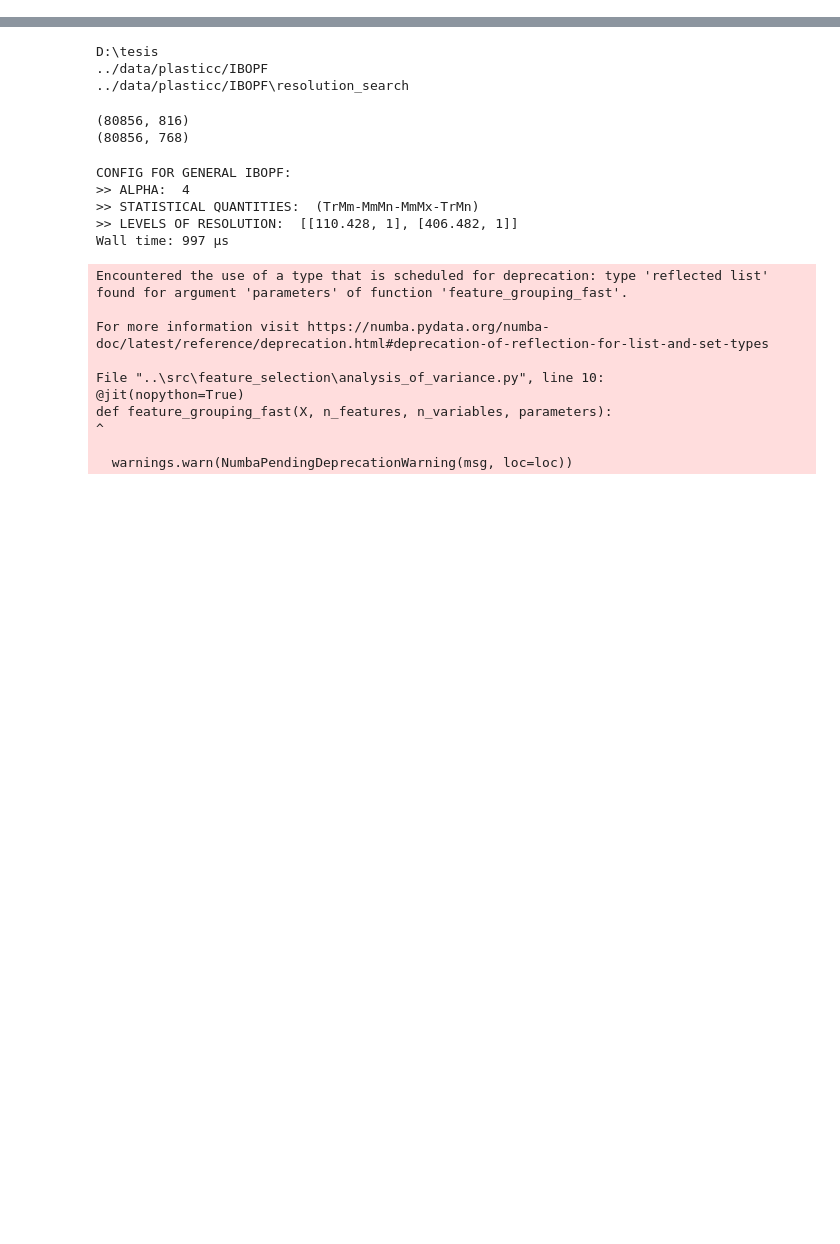
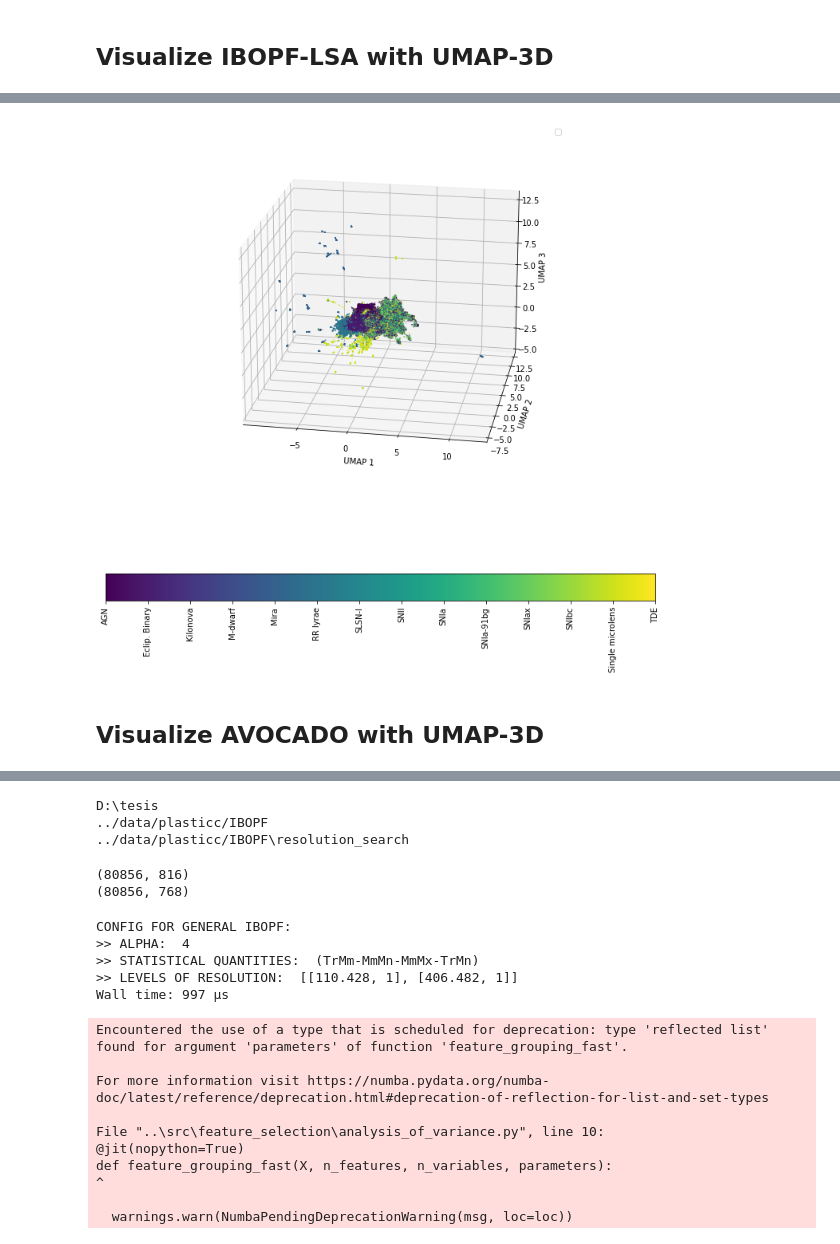
Before and after one commit to frmunozz/irregular-bag-of-pattern, a Jupyter notebook: notebooks/visualization_on_method_features.ipynb, the cells around one changed output, grey strips where cells are left out. Cells and saved outputs as stored; diff of their text form; code cells hidden in the pictures; blank space fills up the shorter version.

```diff
--- a/notebooks/visualization_on_method_features.ipynb
+++ b/notebooks/visualization_on_method_features.ipynb
@@ -0,0 +197,26 @@
+# %% [markdown]
+## Visualize IBOPF-LSA with UMAP-3D
+# %%
+scaler = StandardScaler()
+scaler.fit(ibopf_fea)
+df_scaled = scaler.transform(ibopf_fea)
+
+reducer = umap.UMAP(n_components=3)
+df_umap = reducer.fit_transform(df_scaled)
+# %%
+fig = plt.figure(figsize=(10, 10))
+ax = plt.axes(projection='3d')
+cax = ax.scatter(df_umap[:, 0], df_umap[:, 1], df_umap[:, 2],  c=y, marker='.', s=1)
+ax.set_xlabel("UMAP 1")
+ax.set_ylabel("UMAP 2")
+ax.set_zlabel("UMAP 3")
+ax.legend();
+cbar = plt.colorbar(cax, orientation='horizontal')
+cbar.ax.set_xticks(np.array(range(y.max()+1)),
+                   labels=[le.inverse_transform([i])[0] for i in (np.array(range(y.max()+1)))])
+cbar.ax.set_xticklabels(cbar.ax.get_xticklabels(), rotation=90)
+# plt.show()
+
+ax.view_init(20, -80)
+plt.tight_layout()
+# %% [output]
@@ -0,0 +224,3 @@
+[figure, added]
+# %% [markdown]
+## Visualize AVOCADO with UMAP-3D
```
Also changed, not shown: parts of 16 cells of this notebook, 23 other files.
